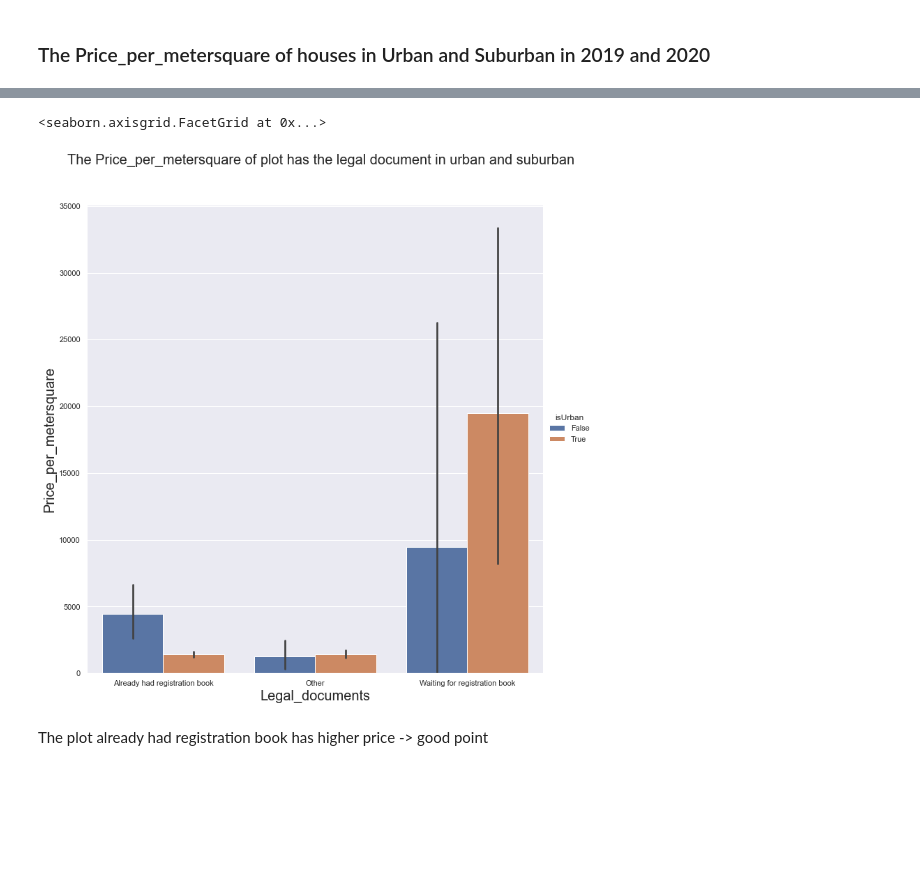
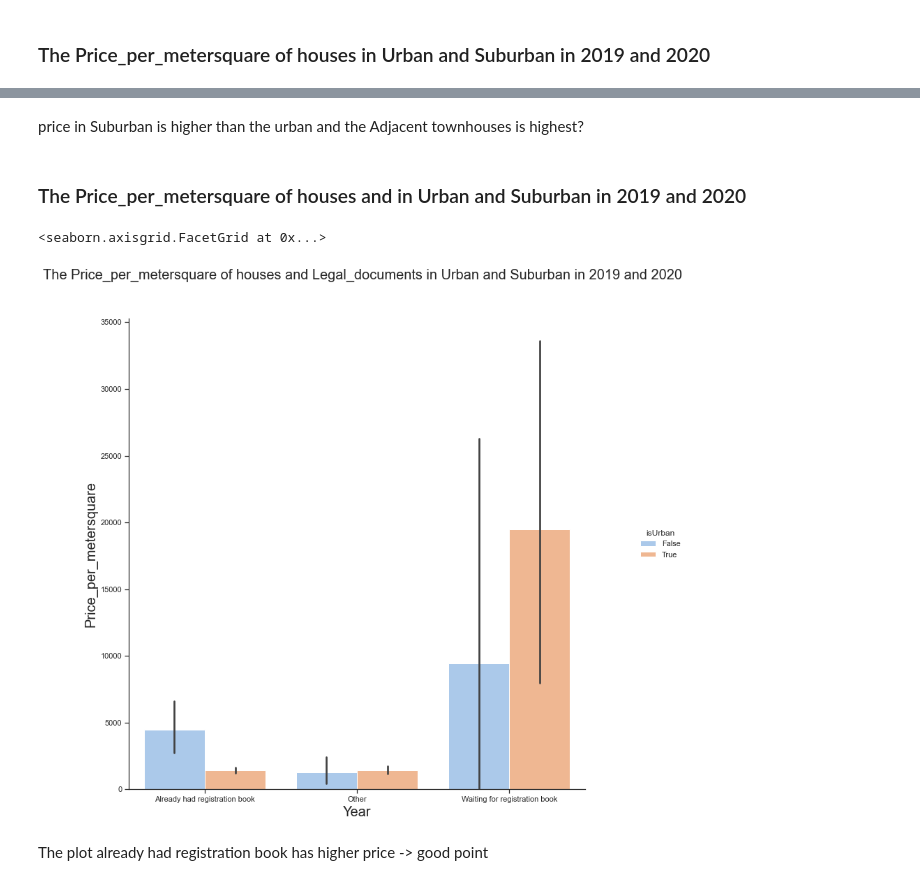
Before and after one commit to tnathu-ai/Classify-House-Price-Ranges-Hanoi, a Jupyter notebook: exploration.ipynb, the cells around one changed output, grey strips where cells are left out. Cells and saved outputs as stored; diff of their text form; code cells hidden in the pictures; blank space fills up the shorter version.

Commit message:
update plot and explain urban factor

```diff
--- a/exploration.ipynb
+++ b/exploration.ipynb
@@ -39,6 +39,8 @@ import seaborn as sb
 #Libraries for plotting
 import seaborn as sns #seaborn for catgory columns
 sns.set_theme(style="ticks", color_codes=True) #set theme in seaborn
+sns.set_theme(style="ticks", palette="pastel") #choose pastel color
+
 # scatter matrix library
 from pandas.plotting import scatter_matrix
 
@@ -554,6 +552,7 @@ plot.set_ylabels("Price_per_metersquare", fontsize = 20)
 # %% [markdown]
 ### The Price_per_metersquare of each Housing Type in 2019 and 2020
 # %%
+sns.set_theme(style="ticks", palette="pastel") #choose pastel color
 plot = sns.catplot(data=df, kind="bar", x="Year", y="Price_per_metersquare", hue="Housing_type", height = 10)
 plot.fig.suptitle("The Price_per_metersquare of each Housing Type in 2019 and 2020", fontsize=20,
                   fontdict={"weight": "bold"}, y=1.08)
@@ -565,6 +568,7 @@ plot.set_ylabels("Price_per_metersquare", fontsize = 20)
 # %% [markdown]
 ### The Price_per_metersquare of houses in Urban and Suburban in 2019 and 2020
 # %%
+sns.set_theme(style="ticks", palette="pastel") #choose pastel color
 plot = sns.catplot(data=df, kind="bar", x="Year", y="Price_per_metersquare", hue="isUrban", height = 10)
 plot.fig.suptitle("The Price_per_metersquare of houses in Urban and Suburban in 2019 and 2020", fontsize=20,
                   fontdict={"weight": "bold"}, y=1.08)
@@ -575,0 +582,7 @@ plot.set_ylabels("Price_per_metersquare", fontsize = 20)
+# %%
+sns.set_theme(style="ticks", palette="pastel") #choose pastel color
+plot = sns.catplot(data=df, kind="bar", x="isUrban", y="Price_per_metersquare", hue="Housing_type", height = 10)
+plot.fig.suptitle("The Price_per_metersquare of houses in Urban and Suburban in 2019 and 2020", fontsize=20,
+                  fontdict={"weight": "bold"}, y=1.08)
+plot.set_xlabels("isUrban", fontsize = 20)
+plot.set_ylabels("Price_per_metersquare", fontsize = 20)
@@ -576,12 +592,17 @@ plot.set_ylabels("Price_per_metersquare", fontsize = 20)
+# %% [markdown]
+price in Suburban is higher than the urban and the Adjacent townhouses is highest?
+# %% [markdown]
+### The Price_per_metersquare of houses and in Urban and Suburban in 2019 and 2020
 # %%
+sns.set_theme(style="ticks", palette="pastel") #choose pastel color
 plot = sns.catplot(data=df, kind="bar", x="Legal_documents", y="Price_per_metersquare", hue="isUrban", height = 10)
-plot.fig.suptitle("The Price_per_metersquare of plot has the legal document in urban and suburban", fontsize=20,
+plot.fig.suptitle("The Price_per_metersquare of houses and Legal_documents in Urban and Suburban in 2019 and 2020", fontsize=20,
                   fontdict={"weight": "bold"}, y=1.08)
-plot.set_xlabels("Legal_documents", fontsize = 20)
+plot.set_xlabels("Year", fontsize = 20)
 plot.set_ylabels("Price_per_metersquare", fontsize = 20)
 # %% [output]
 <seaborn.axisgrid.FacetGrid at 0x...>
-[figure, old version]
+[figure, new version]
 # %% [markdown]
 The plot already had registration book has higher price -> good point
 # %% [markdown]
```
Also changed, not shown: parts of 56 cells of this notebook.
